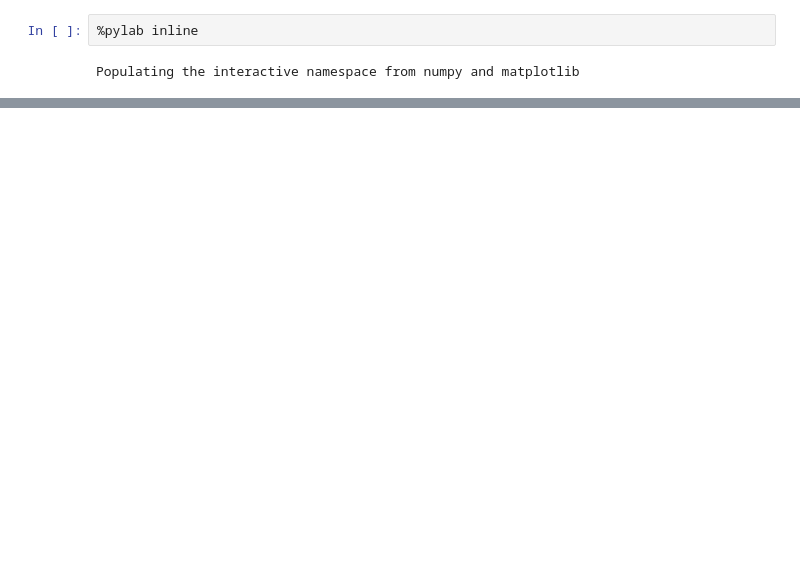
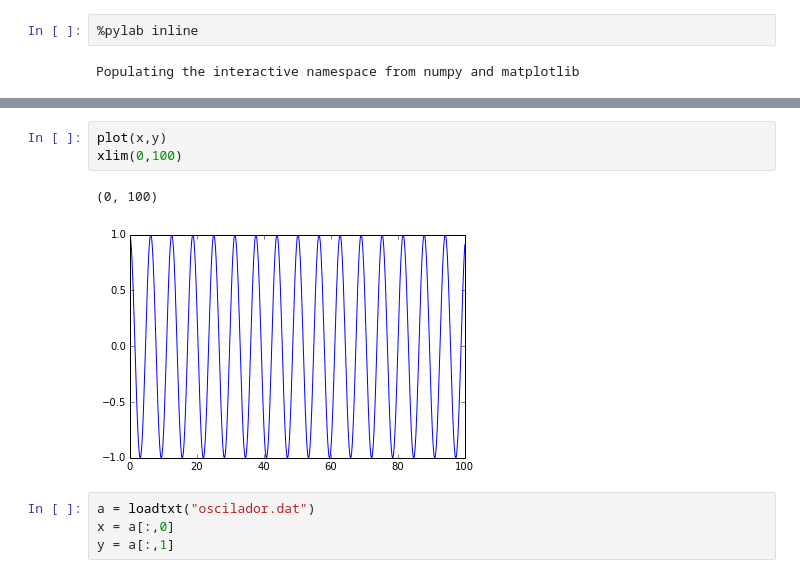
Before and after one commit to jcfarfan/MAvanzados, a Jupyter notebook: EcuDiferenciales/Untitled0.ipynb, the cells around one changed output, grey strips where cells are left out. Saved outputs shown, nothing was run; the diff lists cells and outputs as text; blank space fills up the shorter version.

```diff
--- a/EcuDiferenciales/Untitled0.ipynb
+++ b/EcuDiferenciales/Untitled0.ipynb
@@ -13,0 +19,10 @@ plot(x,y)
+# %%
+plot(x,y)
+xlim(0,100)
+# %% [output]
+(0, 100)
+[figure, added]
+# %%
+a = loadtxt("oscilador.dat")
+x = a[:,0]
+y = a[:,1]
```
Also changed, not shown: parts of 4 cells of this notebook, 37 other files.
